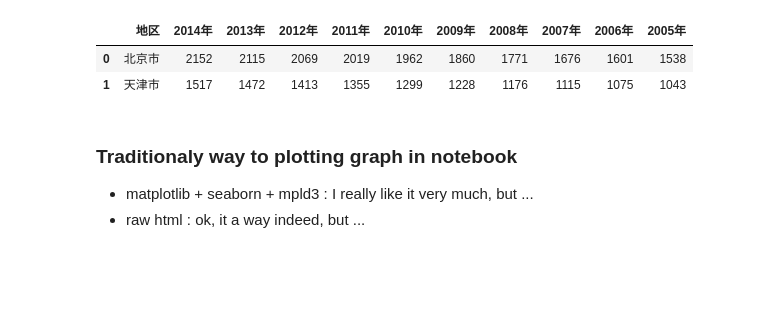
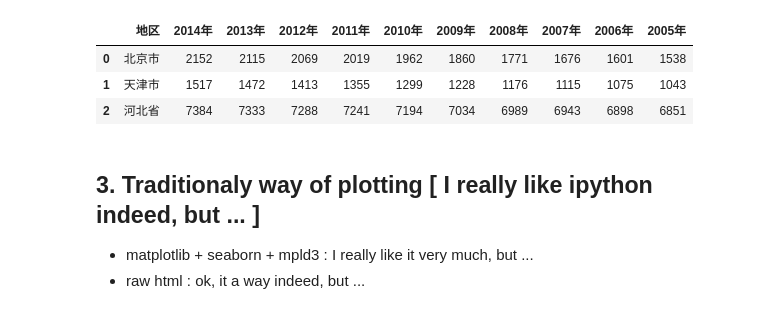
Before and after one commit to litaotao/IPython-Dashboard, a Jupyter notebook: docs/IPython-Dashboard-Usage.ipynb, the cells around one changed output. Drawn from its saved outputs; the diff is of its cells as text; code cells hidden in the pictures; blank space fills up the shorter version.

Commit message:
pre-merge, add a simple tutorial notebook update sender method rename templates, will restructure templates when developing sql

```diff
--- a/docs/IPython-Dashboard-Usage.ipynb
+++ b/docs/IPython-Dashboard-Usage.ipynb
@@ -40,14 +40,14 @@ ipdb> c
 url = """https://github.com/litaotao/IPython-Dashboard/raw/v-0.1.2-visualiza-table/docs/people_number_by_province_lateset_10_years.csv"""
 data = pd.read_csv(url)
 # %%
-data.head(2)
+data.head(3)
 # %% [output]
 |  | 地区 | 2014年 | 2013年 | 2012年 | 2011年 | 2010年 | 2009年 | 2008年 | 2007年 | 2006年 | 2005年 |
 | 0 | 北京市 | 2152 | 2115 | 2069 | 2019 | 1962 | 1860 | 1771 | 1676 | 1601 | 1538 |
 | 1 | 天津市 | 1517 | 1472 | 1413 | 1355 | 1299 | 1228 | 1176 | 1115 | 1075 | 1043 |
+| 2 | 河北省 | 7384 | 7333 | 7288 | 7241 | 7194 | 7034 | 6989 | 6943 | 6898 | 6851 |
 # %% [markdown]
-### Traditionaly way to plotting graph in notebook
-
+## 3. Traditionaly way of plotting [ I really like ipython indeed, but ... ]
 
 - matplotlib + seaborn + mpld3 : I really like it very much, but ...
 - raw html : ok, it a way indeed, but ...
```
Also changed, not shown: parts of 11 cells of this notebook, 13 other files.
